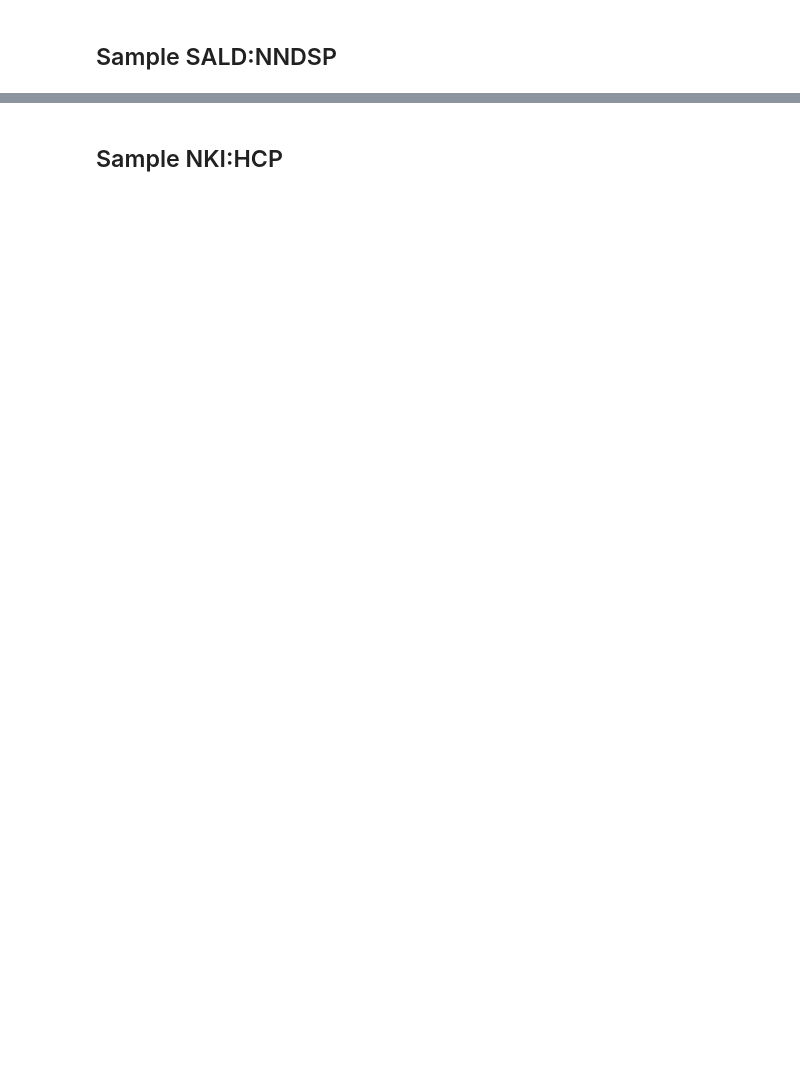
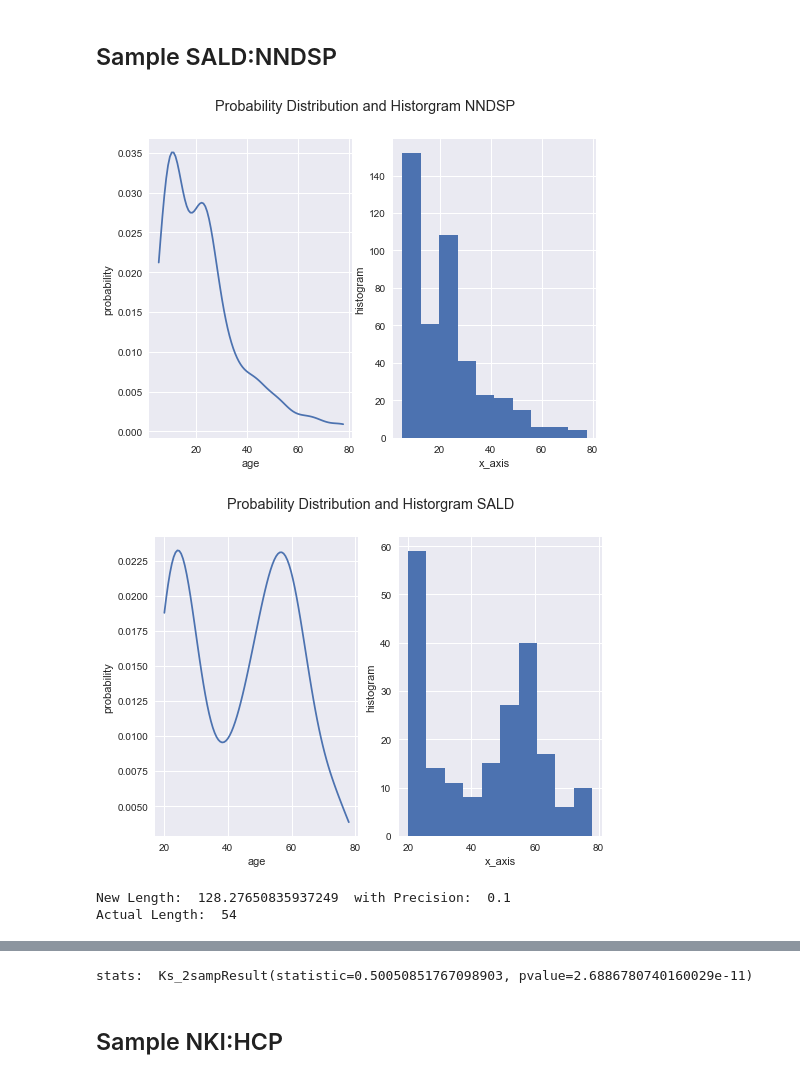
Before and after one commit to niniko1997/NNDSP, a Jupyter notebook: anal/analysis_notebooks/follow_up_analysis/hypothesis_1.ipynb, the cells around one changed output, grey strips where cells are left out. Saved outputs shown, nothing was run; the diff lists cells and outputs as text; code cells hidden in the pictures; blank space fills up the shorter version.

```diff
--- a/anal/analysis_notebooks/follow_up_analysis/hypothesis_1.ipynb
+++ b/anal/analysis_notebooks/follow_up_analysis/hypothesis_1.ipynb
@@ -146,4 +224,9 @@ df_corr_nndsp = sample(df_corr, df_nndsp, title_to='CoRR', title_from='NNDSP', b
 # %% [markdown]
 ## Sample SALD:NNDSP
 # %%
-df_sald_nndsp = sample(df_sald, df_nndsp, title_to='SALD', title_from='NNDSP', bucket_size=10, new_len=65)
+df_sald_nndsp = sample(df_sald, df_nndsp, title_to='SALD', title_from='NNDSP', bucket_size=3)
+# %% [output]
+[figure, added]
+[figure, added]
+New Length:  128.27650835937249  with Precision:  0.1
+Actual Length:  54
@@ -150,3 +234,4 @@ df_sald_nndsp = sample(df_sald, df_nndsp, title_to='SALD', title_from='NNDSP', b
+stats:  Ks_2sampResult(statistic=0.50050851767098903, pvalue=2.6886780740160029e-11)
 # %% [markdown]
 ## Sample NKI:HCP
 # %%
```
Also changed, not shown: parts of 38 cells of this notebook, 2 other files.
